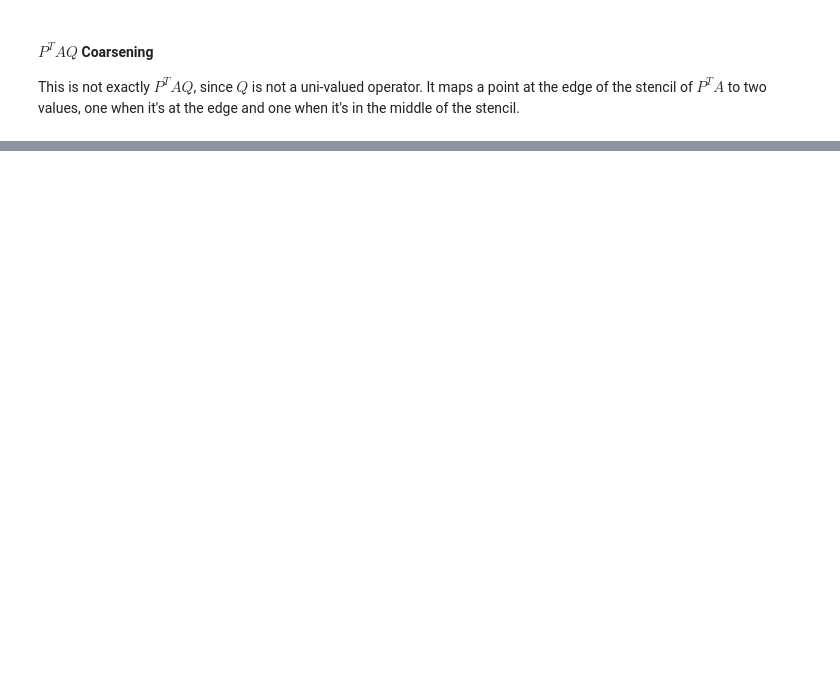
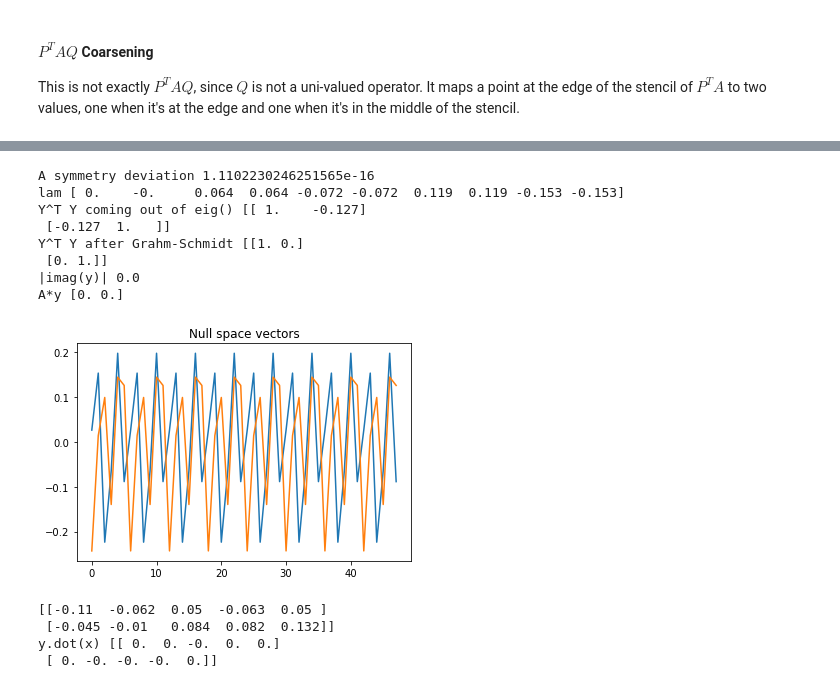
Before and after one commit to 436ahsan/Helmholtz, a Jupyter notebook: notebooks/helmholtz_repetitive_ptaq.ipynb, the cells around one changed output, grey strips where cells are left out. Saved outputs shown, nothing was run; the diff lists cells and outputs as text; code cells hidden in the pictures; blank space fills up the shorter version.

```diff
--- a/notebooks/helmholtz_repetitive_ptaq.ipynb
+++ b/notebooks/helmholtz_repetitive_ptaq.ipynb
@@ -485,0 +489,7 @@ matrix([[ 0.228, -0.308, -0.457, -0.003,  0.228,  0.288],
+# %%
+nu = 3
+p = p_experiment[False][-1]
+multilevel = hm.repetitive.locality.create_two_level_hierarchy(
+    kh, discretization, n, R, p, aggregate_size, use_r_as_restriction=False)
+y, _ = hm.repetitive.locality.two_level_conv_factor(multilevel, nu, print_frequency=1,
+                                                   debug=False)
@@ -485,0 +580,47 @@ matrix([[ 0.228, -0.308, -0.457, -0.003,  0.228,  0.288],
+# %%
+m1 = multilevel.sub_hierarchy(1)
+level = m1.finest_level
+a = level.a
+lam, v = eig(a.todense())
+# If A is real, it has an orthogonal set of eigenvectors.
+print("A symmetry deviation", np.max(a - a.T))
+
+lam = np.real(lam)
+ind = np.argsort(np.abs(lam))
+lam = lam[ind]
+v = v[:, ind]
+y = v[:, :2]  # normalized, but may not be orthogonal.
+print("lam", lam[:10])
+print("Y^T Y coming out of eig()", np.real(y.T.dot(y)))
+
+# After Grahm-Schmidt, y is also real.
+y[:, 1] -= (y[:, 0].dot(y[:, 1])) * y[:, 0]
+y[:, 1] /= norm(y[:, 1])
+print("Y^T Y after Grahm-Schmidt", np.real(y.T.dot(y)))
+print("|imag(y)|", norm(np.imag(y)))
+y = np.real(y)
+print("A*y", norm(a.dot(y), axis=0))
+plt.plot(y[:, 0])
+plt.plot(y[:, 1])
+plt.title("Null space vectors");
+# %% [output]
+A symmetry deviation 1.1102230246251565e-16
+lam [ 0.    -0.     0.064  0.064 -0.072 -0.072  0.119  0.119 -0.153 -0.153]
+Y^T Y coming out of eig() [[ 1.    -0.127]
+ [-0.127  1.   ]]
+Y^T Y after Grahm-Schmidt [[1. 0.]
+ [0. 1.]]
+|imag(y)| 0.0
+A*y [0. 0.]
+[figure, added]
+# %%
+# Prepare initial guess that's orthogonal to the null space of A1.
+x0 = hm.solve.run.random_test_matrix((a.shape[0], ), num_examples=5)
+print(y.T.dot(x0))
+x = x0 - y.dot(y.T.dot(x0))
+print("y.dot(x)", y.T.dot(x))
+# %% [output]
+[[-0.11  -0.062  0.05  -0.063  0.05 ]
+ [-0.045 -0.01   0.084  0.082  0.132]]
+y.dot(x) [[ 0.  0. -0.  0.  0.]
+ [ 0. -0. -0. -0.  0.]]
```
Also changed, not shown: parts of 29 cells of this notebook, 2 other files.
